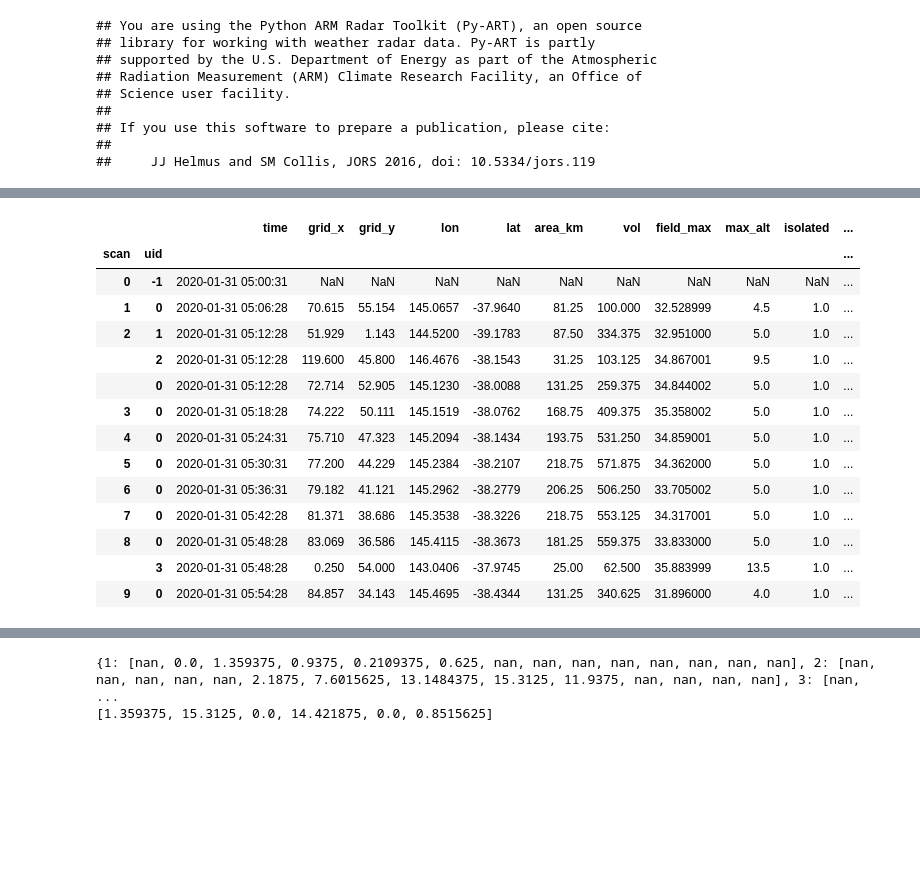
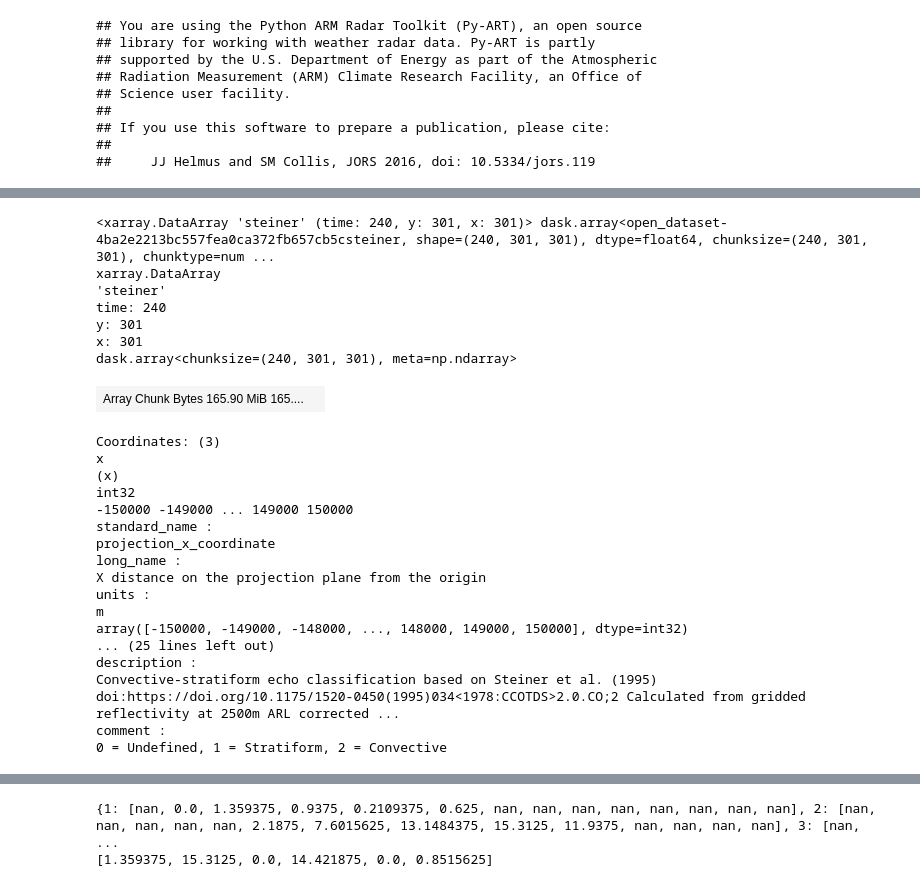
Before and after one commit to andrewbrown31/tint_processing, a Jupyter notebook: tint_example.ipynb, the cells around one changed output, grey strips where cells are left out. Saved outputs shown, nothing was run; the diff lists cells and outputs as text; code cells hidden in the pictures; blank space fills up the shorter version.

```diff
--- a/tint_example.ipynb
+++ b/tint_example.ipynb
@@ -204,18 +103,0 @@ Writing tracks for scan 9
-# %%
-self.tracks
-# %% [output]
-|  |  | time | grid_x | grid_y | lon | lat | area_km | vol | field_max | max_alt | isolated | ... |
-| scan | uid |  |  |  |  |  |  |  |  |  |  | ... |
-| 0 | -1 | 2020-01-31 05:00:31 | NaN | NaN | NaN | NaN | NaN | NaN | NaN | NaN | NaN | ... |
-| 1 | 0 | 2020-01-31 05:06:28 | 70.615 | 55.154 | 145.0657 | -37.9640 | 81.25 | 100.000 | 32.528999 | 4.5 | 1.0 | ... |
-| 2 | 1 | 2020-01-31 05:12:28 | 51.929 | 1.143 | 144.5200 | -39.1783 | 87.50 | 334.375 | 32.951000 | 5.0 | 1.0 | ... |
-|  | 2 | 2020-01-31 05:12:28 | 119.600 | 45.800 | 146.4676 | -38.1543 | 31.25 | 103.125 | 34.867001 | 9.5 | 1.0 | ... |
-|  | 0 | 2020-01-31 05:12:28 | 72.714 | 52.905 | 145.1230 | -38.0088 | 131.25 | 259.375 | 34.844002 | 5.0 | 1.0 | ... |
-| 3 | 0 | 2020-01-31 05:18:28 | 74.222 | 50.111 | 145.1519 | -38.0762 | 168.75 | 409.375 | 35.358002 | 5.0 | 1.0 | ... |
-| 4 | 0 | 2020-01-31 05:24:31 | 75.710 | 47.323 | 145.2094 | -38.1434 | 193.75 | 531.250 | 34.859001 | 5.0 | 1.0 | ... |
-| 5 | 0 | 2020-01-31 05:30:31 | 77.200 | 44.229 | 145.2384 | -38.2107 | 218.75 | 571.875 | 34.362000 | 5.0 | 1.0 | ... |
-| 6 | 0 | 2020-01-31 05:36:31 | 79.182 | 41.121 | 145.2962 | -38.2779 | 206.25 | 506.250 | 33.705002 | 5.0 | 1.0 | ... |
-| 7 | 0 | 2020-01-31 05:42:28 | 81.371 | 38.686 | 145.3538 | -38.3226 | 218.75 | 553.125 | 34.317001 | 5.0 | 1.0 | ... |
-| 8 | 0 | 2020-01-31 05:48:28 | 83.069 | 36.586 | 145.4115 | -38.3673 | 181.25 | 559.375 | 33.833000 | 5.0 | 1.0 | ... |
-|  | 3 | 2020-01-31 05:48:28 | 0.250 | 54.000 | 143.0406 | -37.9745 | 25.00 | 62.500 | 35.883999 | 13.5 | 1.0 | ... |
-| 9 | 0 | 2020-01-31 05:54:28 | 84.857 | 34.143 | 145.4695 | -38.4344 | 131.25 | 340.625 | 31.896000 | 4.0 | 1.0 | ... |
@@ -222 +172,40 @@ self.tracks
+# %%
+    if steiner:
+        grid_dates = []; i=0
+        while times[0] + dt.timedelta(days=1*i) <= times[1]:
+            grid_dates.append((times[0] + dt.timedelta(days=1*i)).strftime("%Y%m%d"))
+            i=i+1
+        steiner_grid = xr.open_mfdataset(["/g/data/rq0/admin/level_2_v2/"+str(rid)+"/STEINER/"+str(rid)+"_"+d+"_steiner.nc" for d in grid_dates],\
+                    decode_times=False).steiner
+        steiner_grid = steiner_grid.assign_coords({"time":num2date(steiner_grid.time.values, steiner_grid.time.units, calendar=steiner_grid.time.calendar)}).load()
+    else:
+        steiner_grid = False
+# %%
+steiner_grid
+# %% [output]
+<xarray.DataArray 'steiner' (time: 240, y: 301, x: 301)> dask.array<open_dataset-4ba2e2213bc557fea0ca372fb657cb5csteiner, shape=(240, 301, 301), dtype=float64, chunksize=(240, 301, 301), chunktype=num ...
+xarray.DataArray
+'steiner'
+time: 240
+y: 301
+x: 301
+dask.array<chunksize=(240, 301, 301), meta=np.ndarray>
+| Array Chunk Bytes 165.90 MiB 165.... |  |
+Coordinates: (3)
+x
+(x)
+int32
+-150000 -149000 ... 149000 150000
+standard_name :
+projection_x_coordinate
+long_name :
+X distance on the projection plane from the origin
+units :
+m
+array([-150000, -149000, -148000, ..., 148000, 149000, 150000], dtype=int32)
+... (25 lines left out)
+description :
+Convective-stratiform echo classification based on Steiner et al. (1995) doi:https://doi.org/10.1175/1520-0450(1995)034<1978:CCOTDS>2.0.CO;2 Calculated from gridded reflectivity at 2500m ARL corrected ...
+comment :
+0 = Undefined, 1 = Stratiform, 2 = Convective
 # %%
```
Also changed, not shown: parts of 14 cells of this notebook, 8 other files.
